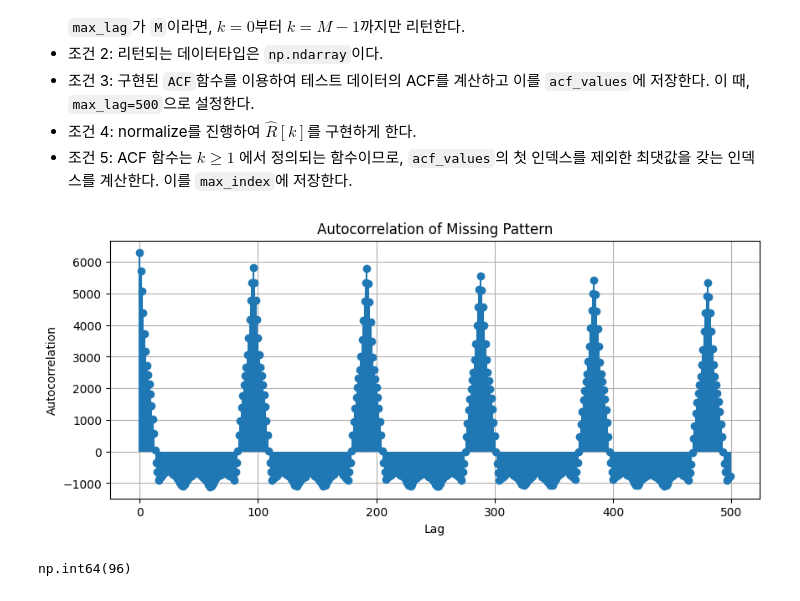
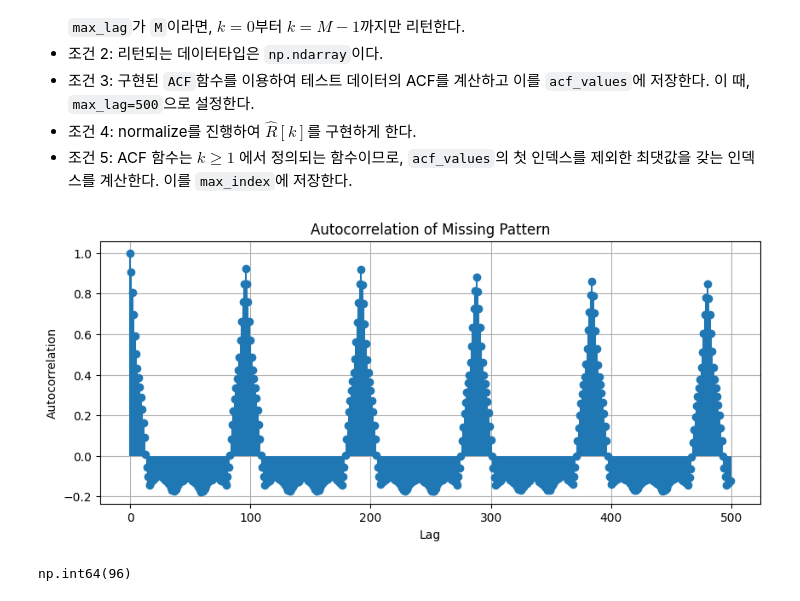
Before and after one commit to oksjjj/skadatimeseries, a Jupyter notebook: 정답/TS - 실습 1~3번 (정답).ipynb, the cells around one changed output. Saved outputs shown, nothing was run; the diff lists cells and outputs as text; code cells hidden in the pictures.

````diff
--- a/정답/TS - 실습 1~3번 (정답).ipynb
+++ b/정답/TS - 실습 1~3번 (정답).ipynb
@@ -113,8 +91,8 @@ import itertools, functools, collections # 기타 필요한 모듈 ...
 - Feature 설명 : `date` (시간, obj), `electricity_usage` (1시간 동안 이용한 전력을 kW 단위로 측정한 센서 데이터)
 - (**주의**): 테스트 데이터의 경우 0-index 기준 6287번째 행의 ```date```가 ```2019-07-01 09:00:00``` 의 값을 가지며, 6288번째 행부터 6303번째의 행까지는 NaN값을 가진다. NaN값이 모두 채워져있다면, 마지막 행의 값이 2019-07-02 01:00:00 의 값을 가질 것이다.
 # %%
-df_train = pd.read_csv('./data/electricity_train.csv')
-df_test = pd.read_csv('./data/electricity_test.csv')
+df_train = pd.read_csv('https://raw.githubusercontent.com/oksjjj/skadatimeseries/main/data/electricity_train.csv')
+df_test = pd.read_csv('https://raw.githubusercontent.com/oksjjj/skadatimeseries/main/data/electricity_test.csv')
 mask = df_test.iloc[:, 1:].isna().values
 
 print(df_train.head())
@@ -195,10 +173,10 @@ df_test['date'] = pd.to_datetime(df_test['date'], errors='coerce')
 for i in range(len(df_test)):
 
     if pd.isna(df_test["date"][i]):
-        df_test["date"][i] = df_test["date"][i-1] + pd.Timedelta(hours=1)
+        df_test.loc[i, "date"] = df_test["date"][i-1] + pd.Timedelta(hours=1)
 
     if pd.isna(df_test["electricity_usage"][i]):
-        df_test["electricity_usage"][i] = 0
+        df_test.loc[i, "electricity_usage"] = 0
 
 
 
@@ -361,35 +327,35 @@ def CustomACF(x, max_lag=500):
 
     cov = np.correlate(x, x, mode="full")
     cov_trunc = cov[N-1:N-1 + max_lag]
 
-    corr = cov_trunc / std ** 2
+    corr = cov_trunc / std ** 2 / N
 
     return corr
 
 acf_values = CustomACF(df_test["electricity_usage"], max_lag=500)
 
 max_index = np.argmax(acf_values[1:]) + 1
 
 
 # ================================================================== #
 #          END OF YOUR CODE (DO NOT DELETE/MODIFY THIS LINE)         #
 # ================================================================== #
 
 # 시각화
 lags = np.arange(500)
 plt_obj = plt.figure(figsize=(10, 4))
 plt.stem(lags, acf_values, basefmt=" ")
 plt.xlabel("Lag")
 plt.ylabel("Autocorrelation")
 plt.title("Autocorrelation of Missing Pattern")
 plt.grid()
 # plt_obj에 저장된 Figure를 활용해 나중에 저장 가능
 # plt_obj.savefig("acf_plot.png")
 
 # 플롯 표시
 plt.show()
 # %% [output]
-[figure, old version]
+[figure, new version]
 # %%
 max_index
 # %% [output]
````
Also changed, not shown: parts of 23 cells of this notebook, 3 other files.
